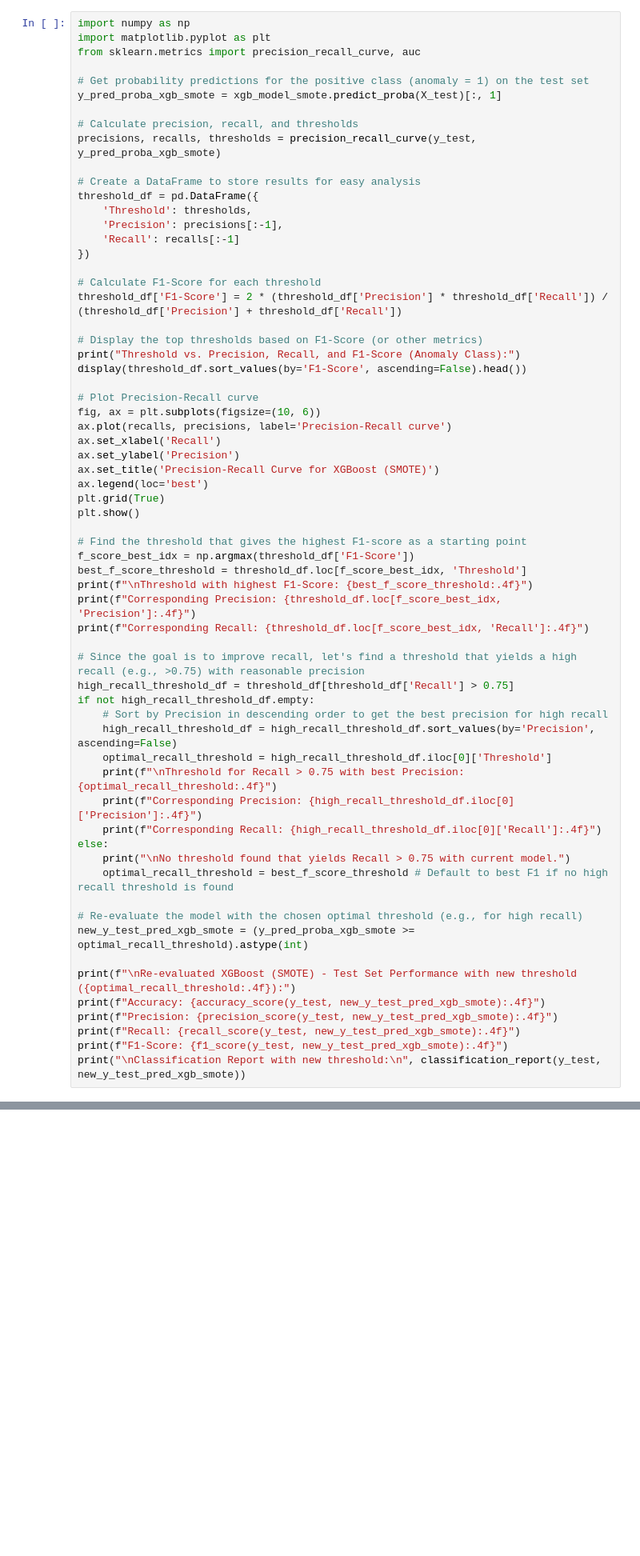
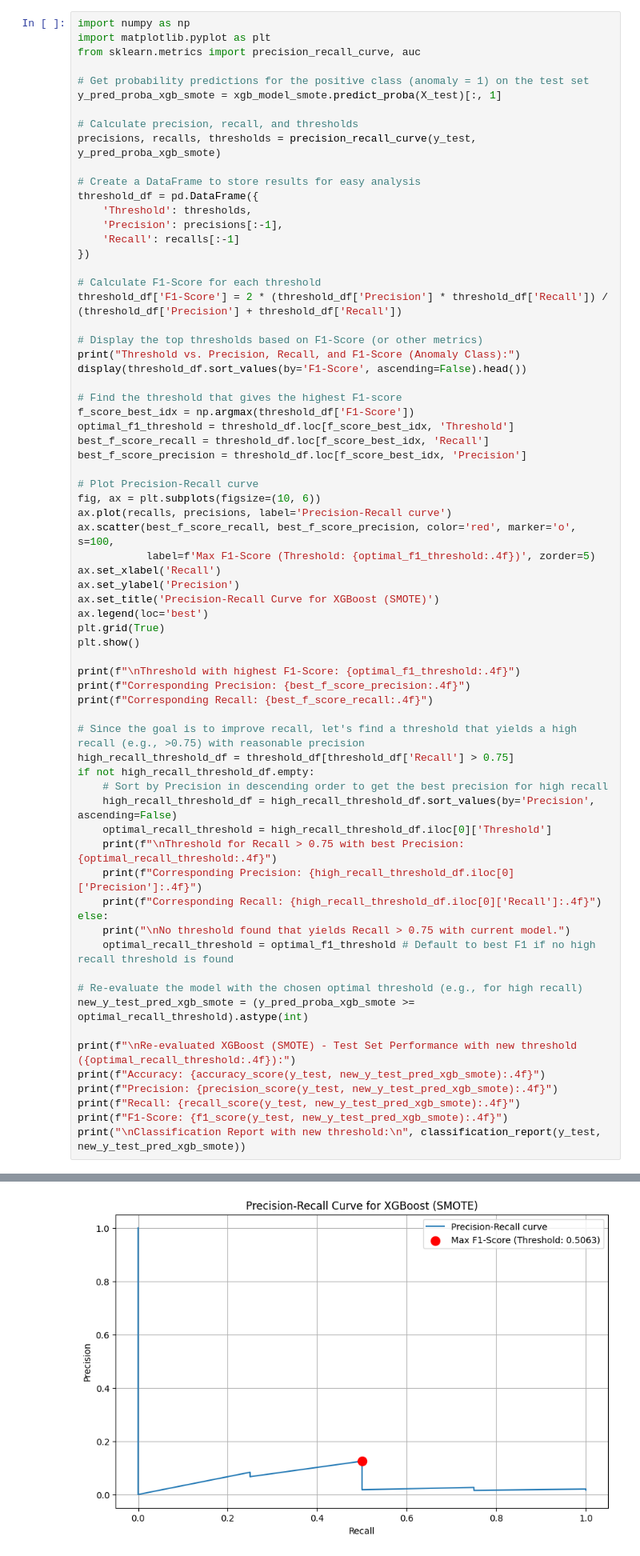
Before and after one commit to nur21horin/machine_learning, a Jupyter notebook: Untitled4.ipynb, the cells around one changed output, grey strips where cells are left out. Shown at 80% size. Drawn from its saved outputs; the diff is of its cells as text; blank space fills up the shorter version.

```diff
--- a/Untitled4.ipynb
+++ b/Untitled4.ipynb
@@ -770,9 +770,17 @@ threshold_df['F1-Score'] = 2 * (threshold_df['Precision'] * threshold_df['Recall
 print("Threshold vs. Precision, Recall, and F1-Score (Anomaly Class):")
 display(threshold_df.sort_values(by='F1-Score', ascending=False).head())
 
+# Find the threshold that gives the highest F1-score
+f_score_best_idx = np.argmax(threshold_df['F1-Score'])
+optimal_f1_threshold = threshold_df.loc[f_score_best_idx, 'Threshold']
+best_f_score_recall = threshold_df.loc[f_score_best_idx, 'Recall']
+best_f_score_precision = threshold_df.loc[f_score_best_idx, 'Precision']
+
 # Plot Precision-Recall curve
 fig, ax = plt.subplots(figsize=(10, 6))
 ax.plot(recalls, precisions, label='Precision-Recall curve')
+ax.scatter(best_f_score_recall, best_f_score_precision, color='red', marker='o', s=100,
+           label=f'Max F1-Score (Threshold: {optimal_f1_threshold:.4f})', zorder=5)
 ax.set_xlabel('Recall')
 ax.set_ylabel('Precision')
 ax.set_title('Precision-Recall Curve for XGBoost (SMOTE)')
@@ -780,12 +788,9 @@ ax.legend(loc='best')
 plt.grid(True)
 plt.show()
 
-# Find the threshold that gives the highest F1-score as a starting point
-f_score_best_idx = np.argmax(threshold_df['F1-Score'])
-best_f_score_threshold = threshold_df.loc[f_score_best_idx, 'Threshold']
-print(f"\nThreshold with highest F1-Score: {best_f_score_threshold:.4f}")
-print(f"Corresponding Precision: {threshold_df.loc[f_score_best_idx, 'Precision']:.4f}")
-print(f"Corresponding Recall: {threshold_df.loc[f_score_best_idx, 'Recall']:.4f}")
+print(f"\nThreshold with highest F1-Score: {optimal_f1_threshold:.4f}")
+print(f"Corresponding Precision: {best_f_score_precision:.4f}")
+print(f"Corresponding Recall: {best_f_score_recall:.4f}")
 
 # Since the goal is to improve recall, let's find a threshold that yields a high recall (e.g., >0.75) with reasonable precision
 high_recall_threshold_df = threshold_df[threshold_df['Recall'] > 0.75]
@@ -798,7 +803,7 @@ if not high_recall_threshold_df.empty:
     print(f"Corresponding Recall: {high_recall_threshold_df.iloc[0]['Recall']:.4f}")
 else:
     print("\nNo threshold found that yields Recall > 0.75 with current model.")
-    optimal_recall_threshold = best_f_score_threshold # Default to best F1 if no high recall threshold is found
+    optimal_recall_threshold = optimal_f1_threshold # Default to best F1 if no high recall threshold is found
 
 # Re-evaluate the model with the chosen optimal threshold (e.g., for high recall)
 new_y_test_pred_xgb_smote = (y_pred_proba_xgb_smote >= optimal_recall_threshold).astype(int)
@@ -809,3 +814,4 @@ print(f"Precision: {precision_score(y_test, new_y_test_pred_xgb_smote):.4f}")
 print(f"Recall: {recall_score(y_test, new_y_test_pred_xgb_smote):.4f}")
 print(f"F1-Score: {f1_score(y_test, new_y_test_pred_xgb_smote):.4f}")
 print("\nClassification Report with new threshold:\n", classification_report(y_test, new_y_test_pred_xgb_smote))
+# %% [output]
@@ -811,0 +825 @@ print("\nClassification Report with new threshold:\n", classification_report(y_t
+[figure, added]
```
Also changed, not shown: parts of 6 cells of this notebook.
